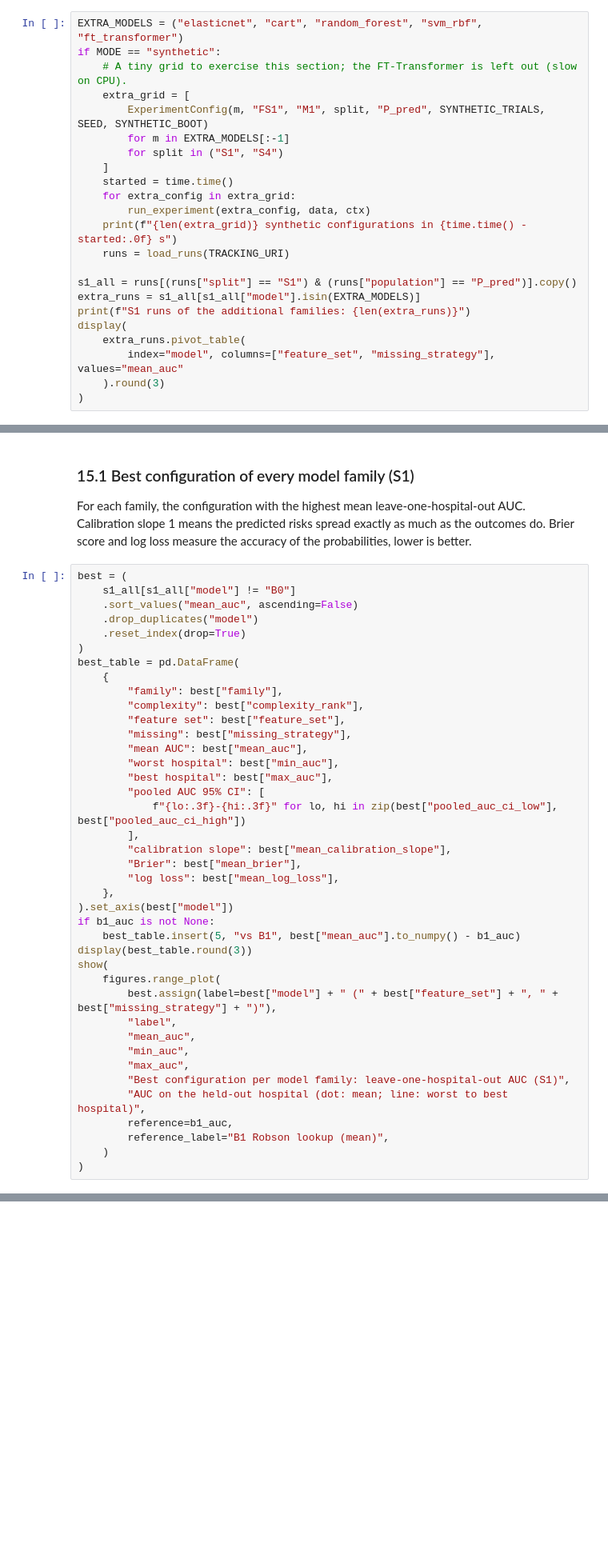
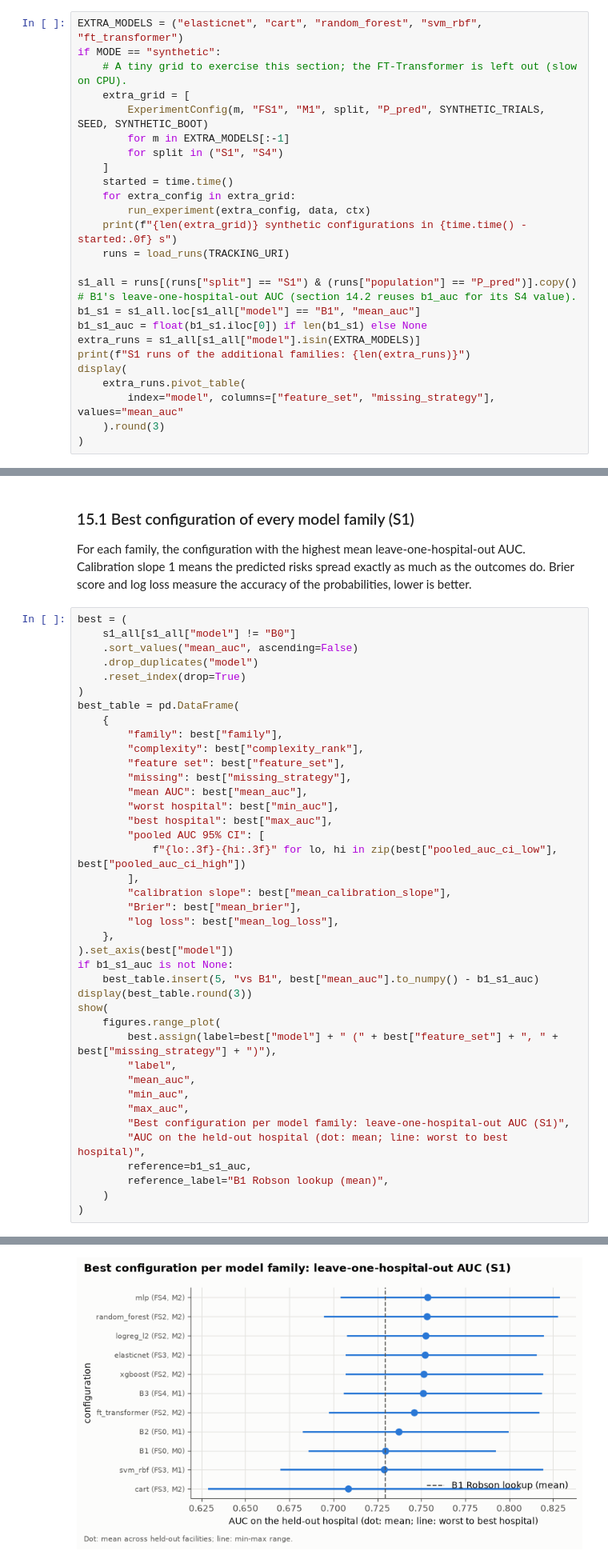
Before and after one commit to icyeza/robby, a Jupyter notebook: ML/notebooks/01_cesarean_readiness_pipeline.ipynb, the cells around one changed output, grey strips where cells are left out. Shown at 80% size. Cells and saved outputs as stored; diff of their text form; blank space fills up the shorter version.

Commit message:
feat: execute the pipeline notebook with the additional model families on real data

```diff
--- a/ML/notebooks/01_cesarean_readiness_pipeline.ipynb
+++ b/ML/notebooks/01_cesarean_readiness_pipeline.ipynb
@@ -2196,6 +2201,9 @@ if MODE == "synthetic":
     runs = load_runs(TRACKING_URI)
 
 s1_all = runs[(runs["split"] == "S1") & (runs["population"] == "P_pred")].copy()
+# B1's leave-one-hospital-out AUC (section 14.2 reuses b1_auc for its S4 value).
+b1_s1 = s1_all.loc[s1_all["model"] == "B1", "mean_auc"]
+b1_s1_auc = float(b1_s1.iloc[0]) if len(b1_s1) else None
 extra_runs = s1_all[s1_all["model"].isin(EXTRA_MODELS)]
 print(f"S1 runs of the additional families: {len(extra_runs)}")
 display(
@@ -2233,8 +2251,8 @@ best_table = pd.DataFrame(
         "log loss": best["mean_log_loss"],
     },
 ).set_axis(best["model"])
-if b1_auc is not None:
-    best_table.insert(5, "vs B1", best["mean_auc"].to_numpy() - b1_auc)
+if b1_s1_auc is not None:
+    best_table.insert(5, "vs B1", best["mean_auc"].to_numpy() - b1_s1_auc)
 display(best_table.round(3))
 show(
     figures.range_plot(
@@ -2245,7 +2263,8 @@ show(
         "max_auc",
         "Best configuration per model family: leave-one-hospital-out AUC (S1)",
         "AUC on the held-out hospital (dot: mean; line: worst to best hospital)",
-        reference=b1_auc,
+        reference=b1_s1_auc,
         reference_label="B1 Robson lookup (mean)",
     )
 )
+# %% [output]
@@ -2252,3 +2284,4 @@ show(
+[figure, added]
 # %%
 per_hospital_best = fold_metrics(best, fold_names, "auc")
 per_hospital_best.columns = [c.removeprefix("loho_") for c in per_hospital_best.columns]
```
Also changed, not shown: parts of 14 cells of this notebook.
